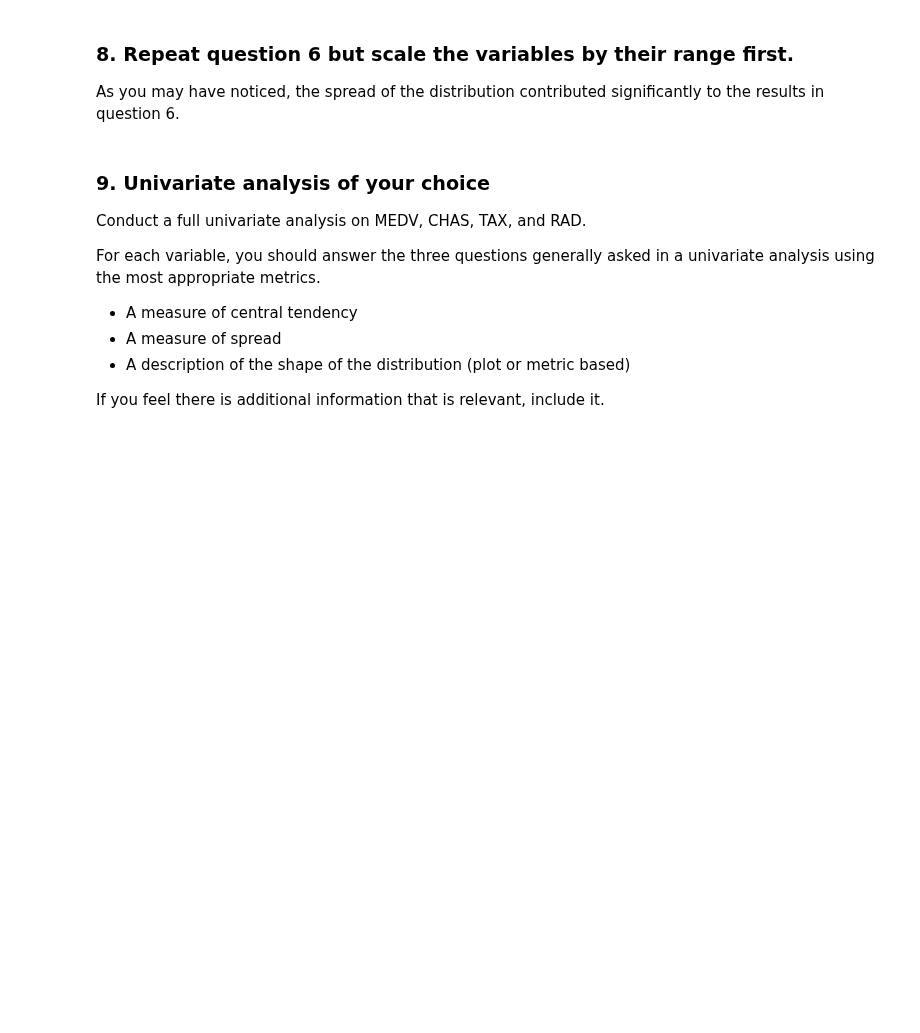
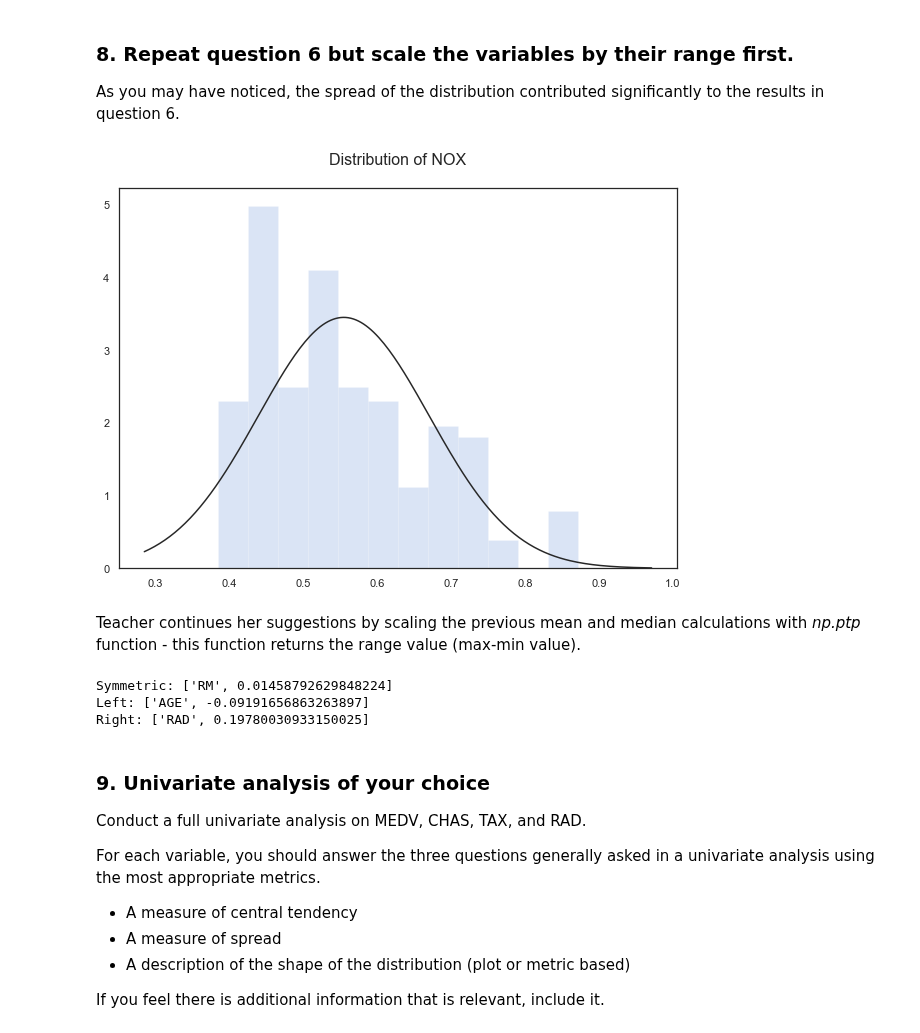
Before and after one commit to ShelyBhogal/data-science, a Jupyter notebook: 07-statistics-refresher/practice/statistics-describing_data-lab-master/loading-and-describing-data.ipynb, the cells around one changed output. Saved outputs shown, nothing was run; the diff lists cells and outputs as text; code cells hidden in the pictures; blank space fills up the shorter version.

```diff
--- a/07-statistics-refresher/practice/statistics-describing_data-lab-master/loading-and-describing-data.ipynb
+++ b/07-statistics-refresher/practice/statistics-describing_data-lab-master/loading-and-describing-data.ipynb
@@ -153,3 +281,36 @@ As you may have noticed, the spread of the distribution contributed significantl
+# %%
+# A:
+from scipy.stats import norm
+
+def norm_distribution_plotter(column, data_set):
+    data = data_set[column]
+    sns.set(rc={"figure.figsize": (10, 7)})
+    sns.set(color_codes=True)
+    sns.set(style="white", palette="muted")
+    dist = sns.distplot(data, fit=norm, hist_kws={'alpha':0.2}, kde=False)
+    dist.set_title('Distribution of ' + column + '\n', fontsize=16)
+# %%
+norm_distribution_plotter('NOX', housing_dict)
+# %% [output]
+[figure, added]
+# %% [markdown]
+Teacher continues her suggestions by scaling the previous mean and median calculations with *np.ptp* function - this function returns the range value (max-min value).
+# %%
+def scaled_diff(v):
+    return (np.mean(v) - np.median(v))/np.ptp(v)
+
+symmetric = sorted([[k, np.abs(scaled_diff(v))] for k,v in housing_dict.items()], key=lambda x: x[1])
+print('Symmetric:', symmetric[0])
+
+left = sorted([[k, scaled_diff(v)] for k,v in housing_dict.items()], key=lambda x: x[1])
+print('Left:', left[0])
+
+right = sorted([[k, scaled_diff(v)] for k,v in housing_dict.items()], key=lambda x: x[1], reverse=True)
+print('Right:', right[0])
+# %% [output]
+Symmetric: ['RM', 0.01458792629848224]
+Left: ['AGE', -0.09191656863263897]
+Right: ['RAD', 0.19780030933150025]
 # %% [markdown]
 ### 9. Univariate analysis of your choice
 
```
Also changed, not shown: parts of 39 cells of this notebook.
